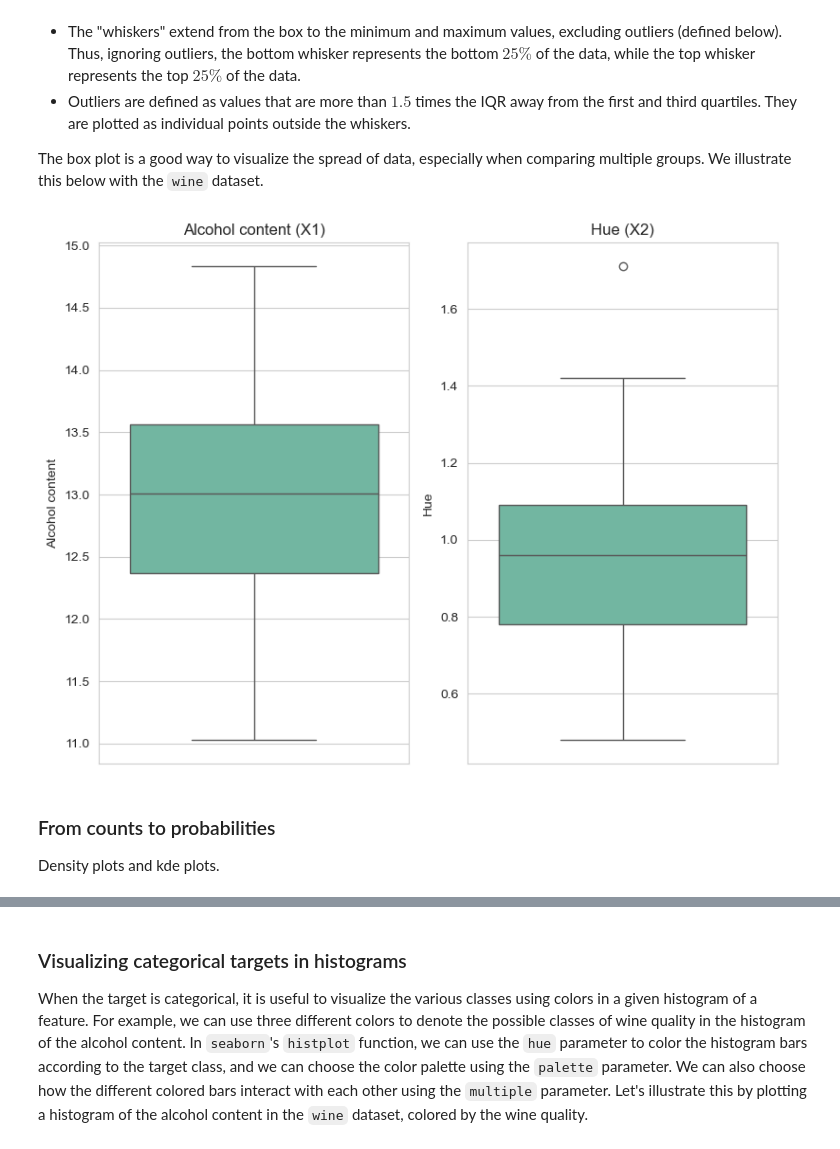
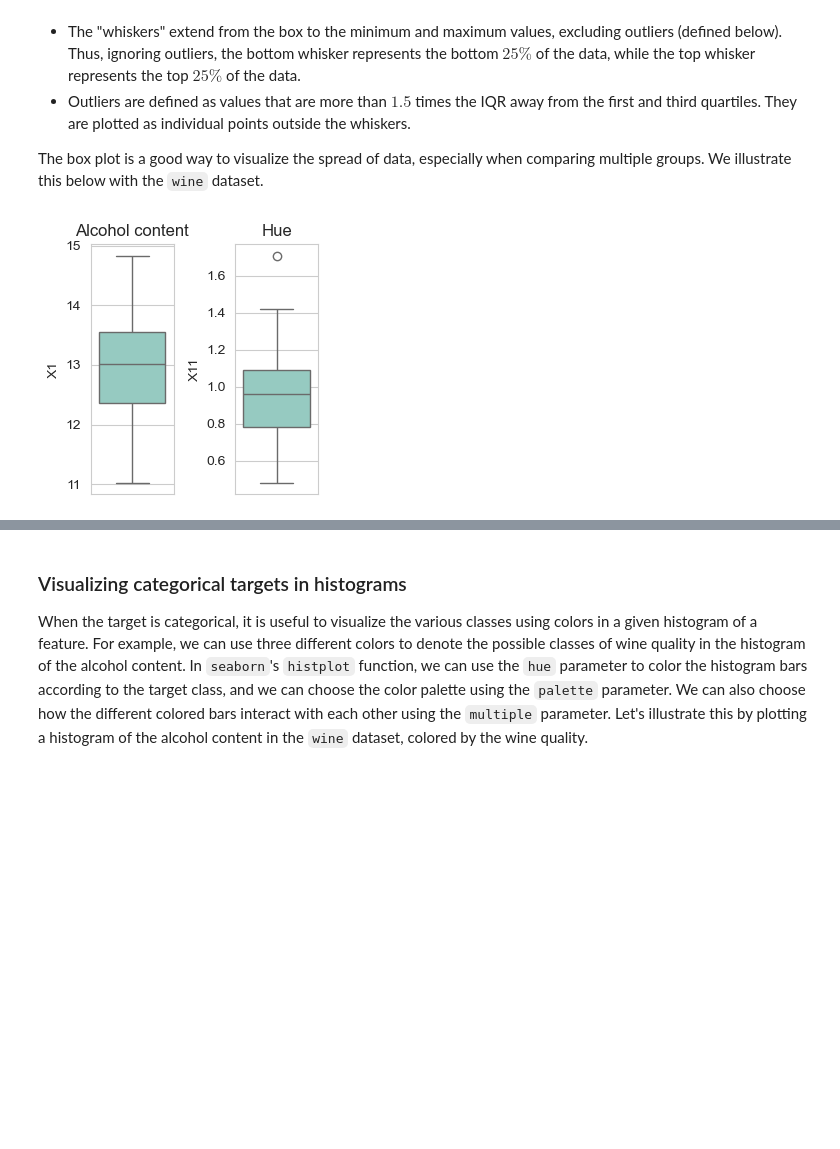
Before and after one commit to arvindsuresh-math/MATH-392-Intro-to-neural-networks, a Jupyter notebook: notebooks/06_basic-statistics-visualization.ipynb, the cells around one changed output, grey strips where cells are left out. Saved outputs shown, nothing was run; the diff lists cells and outputs as text; code cells hidden in the pictures; blank space fills up the shorter version.

```diff
--- a/notebooks/06_basic-statistics-visualization.ipynb
+++ b/notebooks/06_basic-statistics-visualization.ipynb
@@ -174,26 +207,21 @@ The box plot is a good way to visualize the spread of data, especially when comp
 # %%
 # visualize the spread of "aolcohol content" and "hue"
 
-fig, ax = plt.subplots(1, 2, figsize=(8, 6))
+fig, ax = plt.subplots(1, 2, figsize=(3,3))
 
 # plot the boxplot of the alcohol feature
 sns.boxplot(
     data=wine, y='X1', ax=ax[0]
 )
-ax[0].set_title('Alcohol content (X1)')
-ax[0].set_ylabel('Alcohol content')
+ax[0].set_title('Alcohol content')
 
 # plot the boxplot of the volatile acidity feature
 sns.boxplot(
     data=wine, y='X11', ax=ax[1]
 )
-ax[1].set_title('Hue (X2)')
-ax[1].set_ylabel('Hue')
+ax[1].set_title('Hue')
 
 plt.tight_layout()
 plt.show()
 # %% [output]
-[figure, old version]
+[figure, new version]
-# %% [markdown]
-### From counts to probabilities
-Density plots and kde plots.
```
Also changed, not shown: parts of 26 cells of this notebook.
